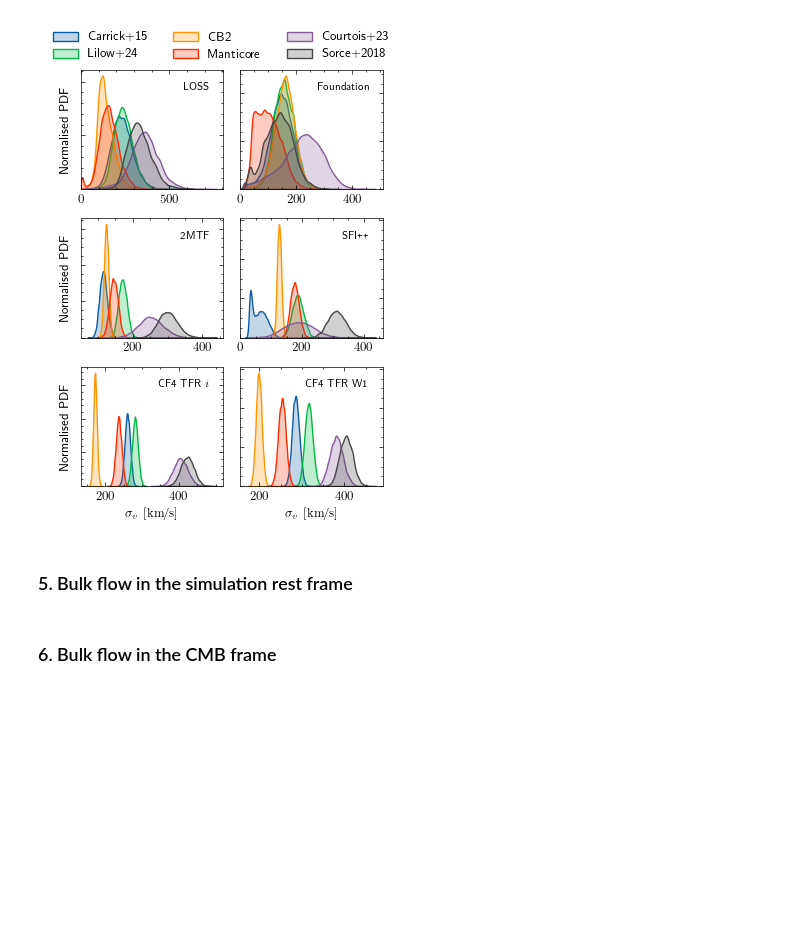
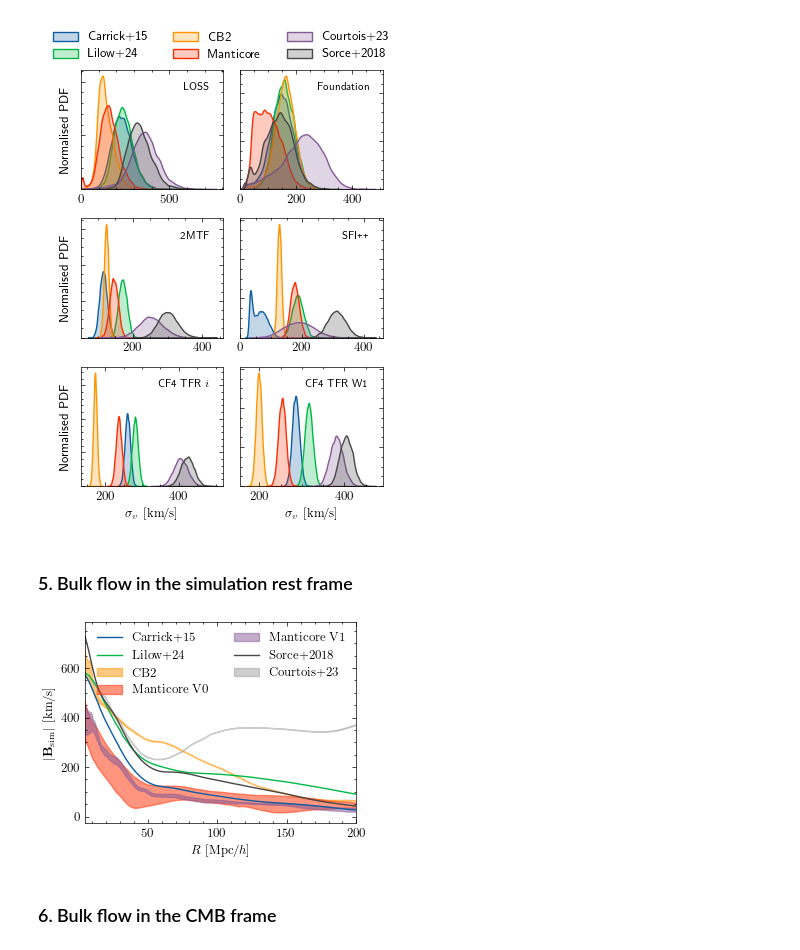
Before and after one commit to Richard-Sti/csiborgtools_public, a Jupyter notebook: notebooks/flow/reconstruction_comparison.ipynb, the cells around one changed output. Drawn from its saved outputs; the diff is of its cells as text; code cells hidden in the pictures; blank space fills up the shorter version.

```diff
--- a/notebooks/flow/reconstruction_comparison.ipynb
+++ b/notebooks/flow/reconstruction_comparison.ipynb
@@ -480,36 +501,38 @@ with plt.style.context('science'):
 # %% [markdown]
 ### 5. Bulk flow in the simulation rest frame
 # %%
-sims = ["Carrick2015", "Lilow2024", "csiborg2_main", "csiborg2X", "CLONES", "CF4"]
+sims = ["Carrick2015", "Lilow2024", "csiborg2_main", "csiborg2X", "manticore_2MPP_N128_DES_V1", "CLONES", "CF4"]
 
 
 with plt.style.context('science'):
     plt.rcParams.update({'font.size': 9})
     cols = plt.rcParams['axes.prop_cycle'].by_key()['color']
 
     plt.figure()
     for i, sim in enumerate(sims):
         r, B = get_bulkflow_simulation(sim, convert_to_galactic=True)
         B = B[..., 0]
 
         if sim == "Carrick2015":
             B *= 0.43
 
         if sim in ["Carrick2015", "Lilow2024", "CLONES"]:
             plt.plot(r, B[0], label=simname_to_pretty(sim), color=cols[i])
         else:
             ylow, yhigh = np.percentile(B, [16, 84], axis=0)
             plt.fill_between(r, ylow, yhigh, alpha=0.5,
                              label=simname_to_pretty(sim), color=cols[i])
 
     plt.xlabel(r"$R ~ [\mathrm{Mpc} / h]$")
     plt.ylabel(r"$|\mathbf{B}_{\rm sim}| ~ [\mathrm{km} / \mathrm{s}]$")
     plt.xlim(5, 200)
     plt.legend(ncols=2)
 
     plt.tight_layout()
     plt.savefig("../../plots/bulkflow_simulations_restframe.pdf", dpi=450)
     plt.show()
+# %% [output]
+[figure, added]
 # %% [markdown]
 ### 6. Bulk flow in the CMB frame
 # %%
```
Also changed, not shown: parts of 2 cells of this notebook, 12 other files.
